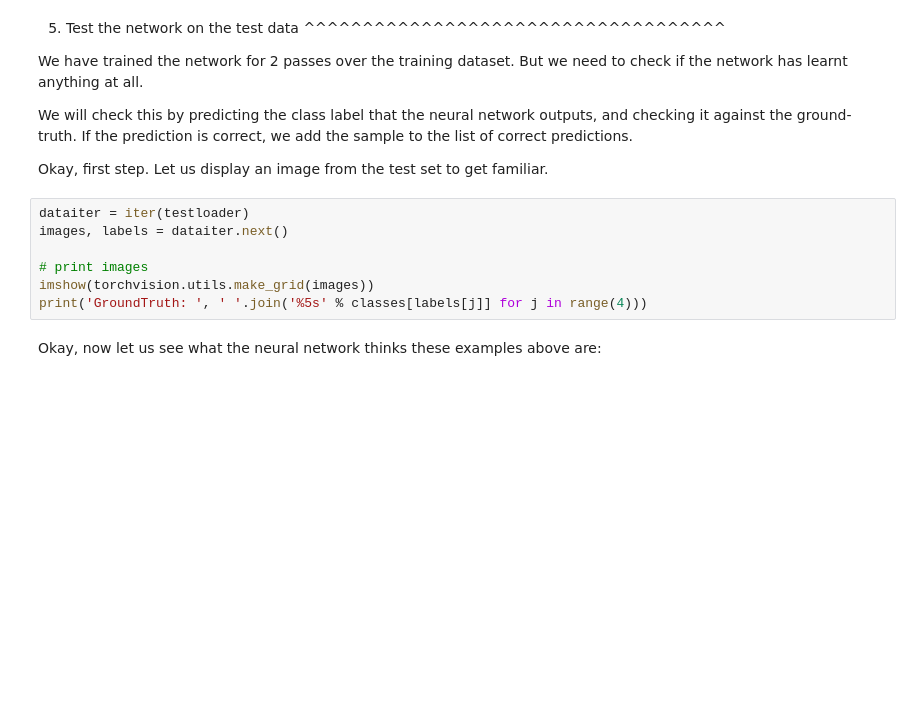
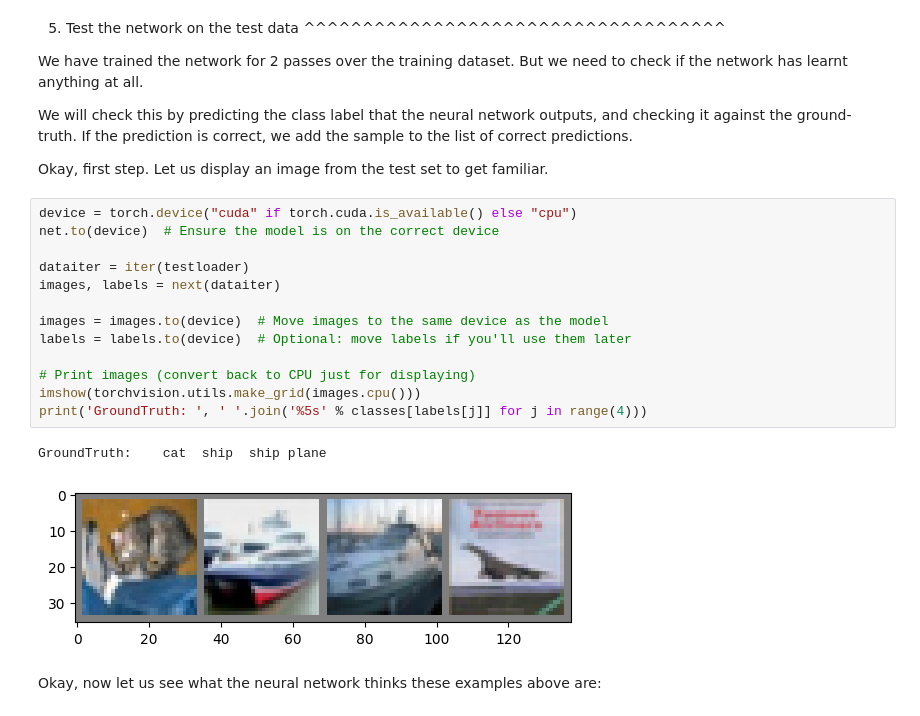
Before and after one commit to dnhkhoa/TRR_Final, a Jupyter notebook: _downloads/cifar10_tutorial.ipynb, the cells around one changed output. Saved outputs shown, nothing was run; the diff lists cells and outputs as text; blank space fills up the shorter version.

```diff
--- a/_downloads/cifar10_tutorial.ipynb
+++ b/_downloads/cifar10_tutorial.ipynb
@@ -259,13 +273,22 @@ outputs, and checking it against the ground-truth. If the prediction is
 correct, we add the sample to the list of correct predictions.
 
 Okay, first step. Let us display an image from the test set to get familiar.
-# %%
-dataiter = iter(testloader)
-images, labels = dataiter.next()
-
-# print images
-imshow(torchvision.utils.make_grid(images))
-print('GroundTruth: ', ' '.join('%5s' % classes[labels[j]] for j in range(4)))
+# %%
+device = torch.device("cuda" if torch.cuda.is_available() else "cpu")
+net.to(device)  # Ensure the model is on the correct device
+
+dataiter = iter(testloader)
+images, labels = next(dataiter)
+
+images = images.to(device)  # Move images to the same device as the model
+labels = labels.to(device)  # Optional: move labels if you'll use them later
+
+# Print images (convert back to CPU just for displaying)
+imshow(torchvision.utils.make_grid(images.cpu()))
+print('GroundTruth: ', ' '.join('%5s' % classes[labels[j]] for j in range(4)))
+# %% [output]
+GroundTruth:    cat  ship  ship plane
+[figure, added]
 # %% [markdown]
 Okay, now let us see what the neural network thinks these examples above are:
 # %%
```
Also changed, not shown: parts of 5 cells of this notebook.
